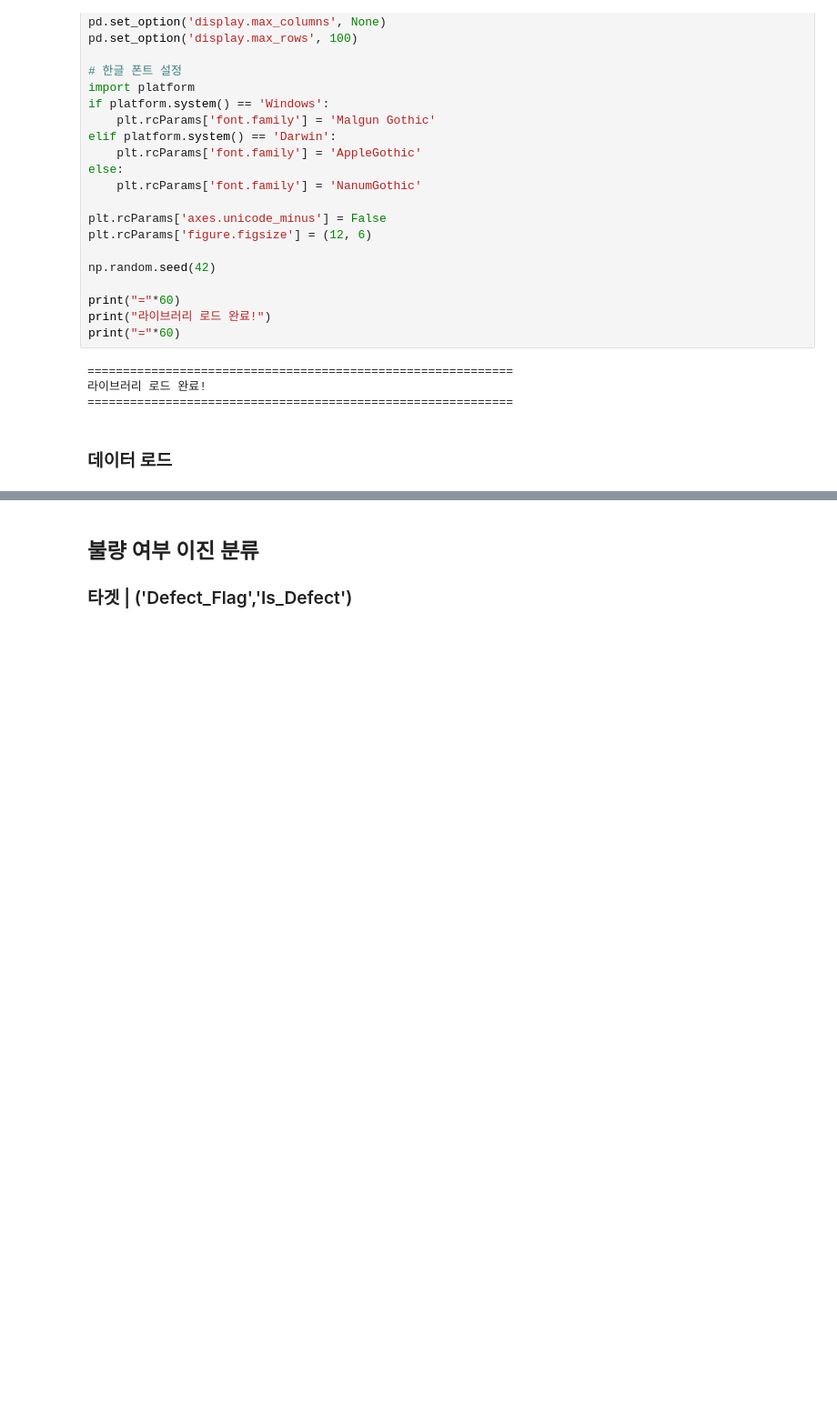
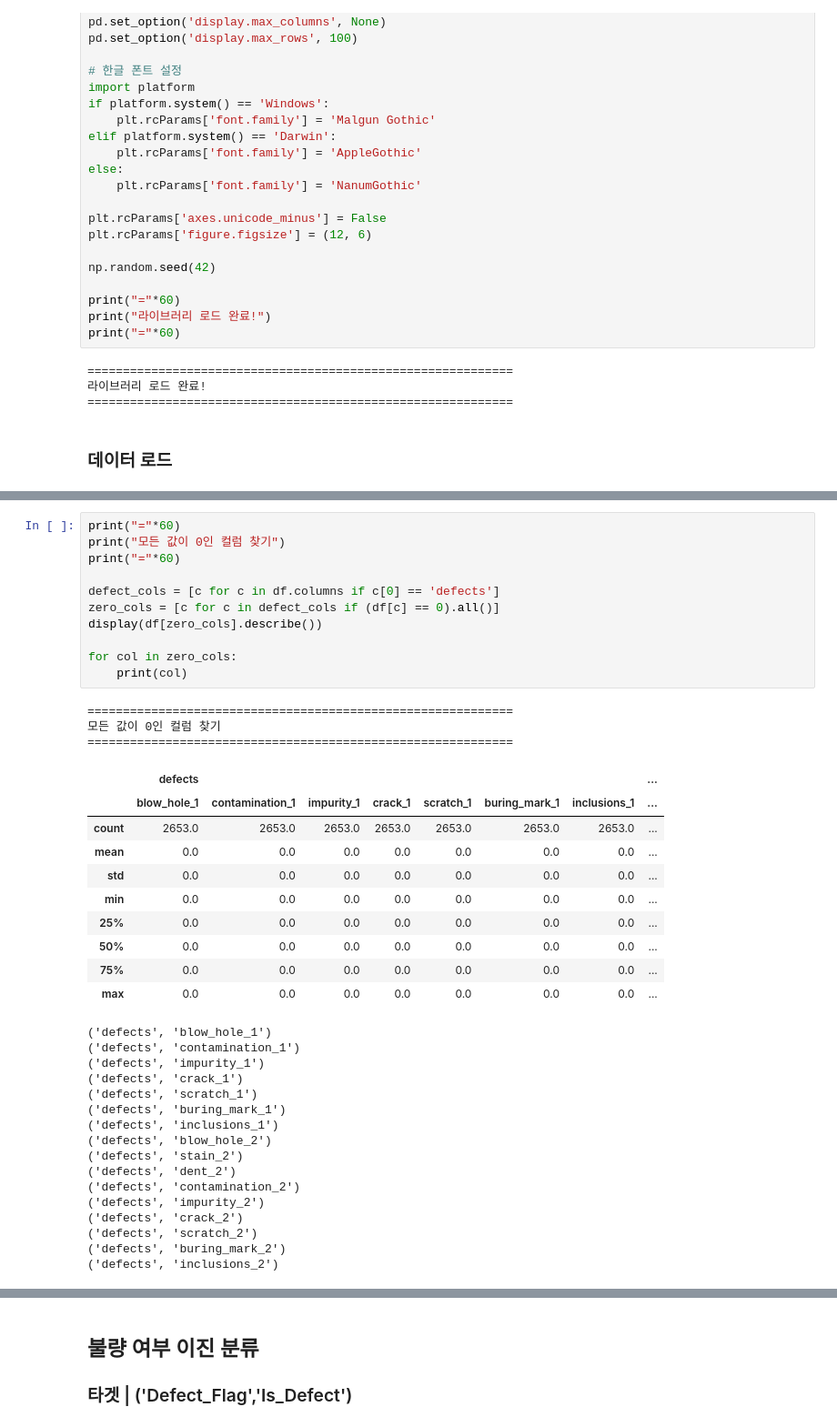
Before and after one commit to dlalswns0211/sparta_project_2_team1, a Jupyter notebook: src/JSY/day3_processing.ipynb, the cells around one changed output, grey strips where cells are left out. Shown at 91% size. Saved outputs shown, nothing was run; the diff lists cells and outputs as text; blank space fills up the shorter version.

```diff
--- a/src/JSY/day3_processing.ipynb
+++ b/src/JSY/day3_processing.ipynb
@@ -83,2 +83,43 @@ Data columns (total 58 columns):
 dtypes: float64(20), int64(38)
 memory usage: 1.2 MB
+# %%
+print("="*60)
+print("모든 값이 0인 컬럼 찾기")
+print("="*60)
+
+defect_cols = [c for c in df.columns if c[0] == 'defects']
+zero_cols = [c for c in defect_cols if (df[c] == 0).all()]
+display(df[zero_cols].describe())
+
+for col in zero_cols:
+    print(col)
+# %% [output]
+============================================================
+모든 값이 0인 컬럼 찾기
+============================================================
+|  | defects |  |  |  |  |  |  | ... |
+|  | blow_hole_1 | contamination_1 | impurity_1 | crack_1 | scratch_1 | buring_mark_1 | inclusions_1 | ... |
+| count | 2653.0 | 2653.0 | 2653.0 | 2653.0 | 2653.0 | 2653.0 | 2653.0 | ... |
+| mean | 0.0 | 0.0 | 0.0 | 0.0 | 0.0 | 0.0 | 0.0 | ... |
+| std | 0.0 | 0.0 | 0.0 | 0.0 | 0.0 | 0.0 | 0.0 | ... |
+| min | 0.0 | 0.0 | 0.0 | 0.0 | 0.0 | 0.0 | 0.0 | ... |
+| 25% | 0.0 | 0.0 | 0.0 | 0.0 | 0.0 | 0.0 | 0.0 | ... |
+| 50% | 0.0 | 0.0 | 0.0 | 0.0 | 0.0 | 0.0 | 0.0 | ... |
+| 75% | 0.0 | 0.0 | 0.0 | 0.0 | 0.0 | 0.0 | 0.0 | ... |
+| max | 0.0 | 0.0 | 0.0 | 0.0 | 0.0 | 0.0 | 0.0 | ... |
+('defects', 'blow_hole_1')
+('defects', 'contamination_1')
+('defects', 'impurity_1')
+('defects', 'crack_1')
+('defects', 'scratch_1')
+('defects', 'buring_mark_1')
+('defects', 'inclusions_1')
+('defects', 'blow_hole_2')
+('defects', 'stain_2')
+('defects', 'dent_2')
+('defects', 'contamination_2')
+('defects', 'impurity_2')
+('defects', 'crack_2')
+('defects', 'scratch_2')
+('defects', 'buring_mark_2')
+('defects', 'inclusions_2')
```
Also changed, not shown: parts of 15 cells of this notebook.
